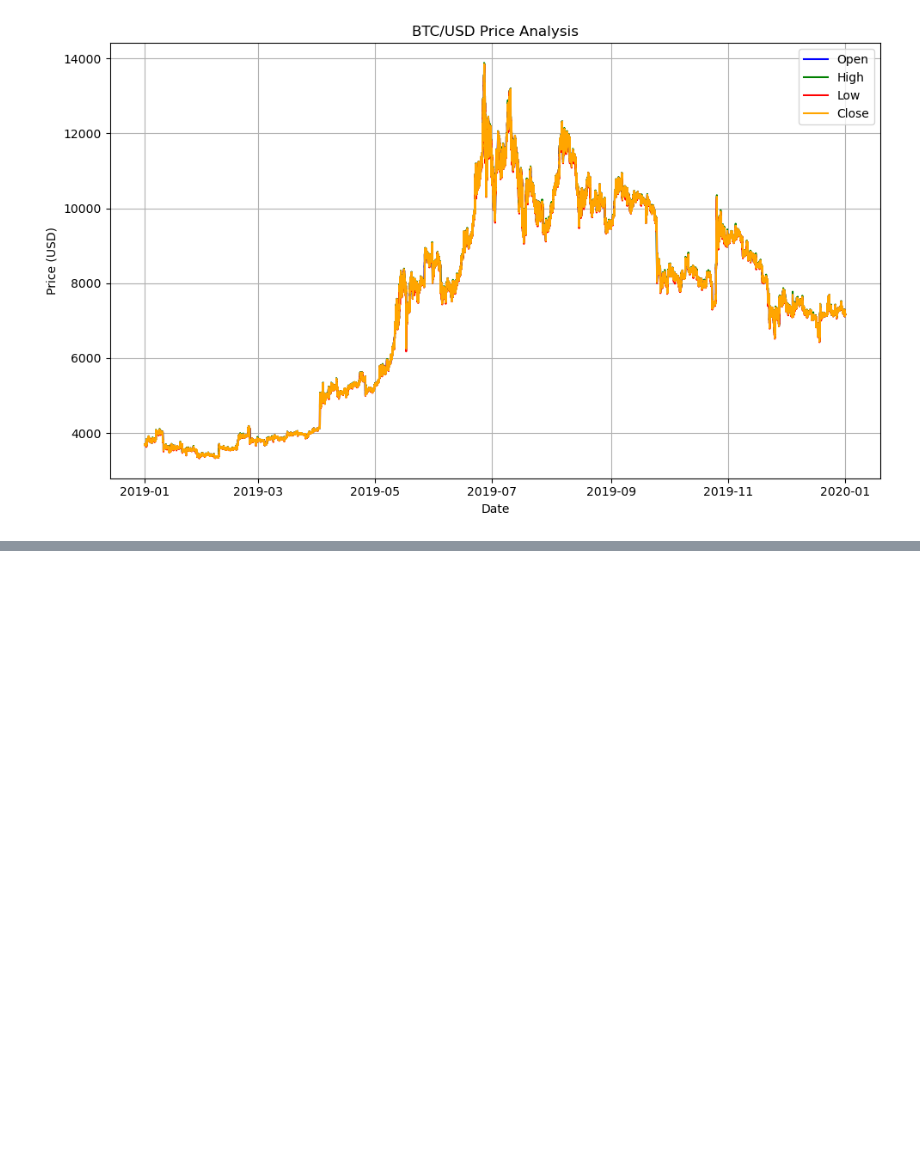
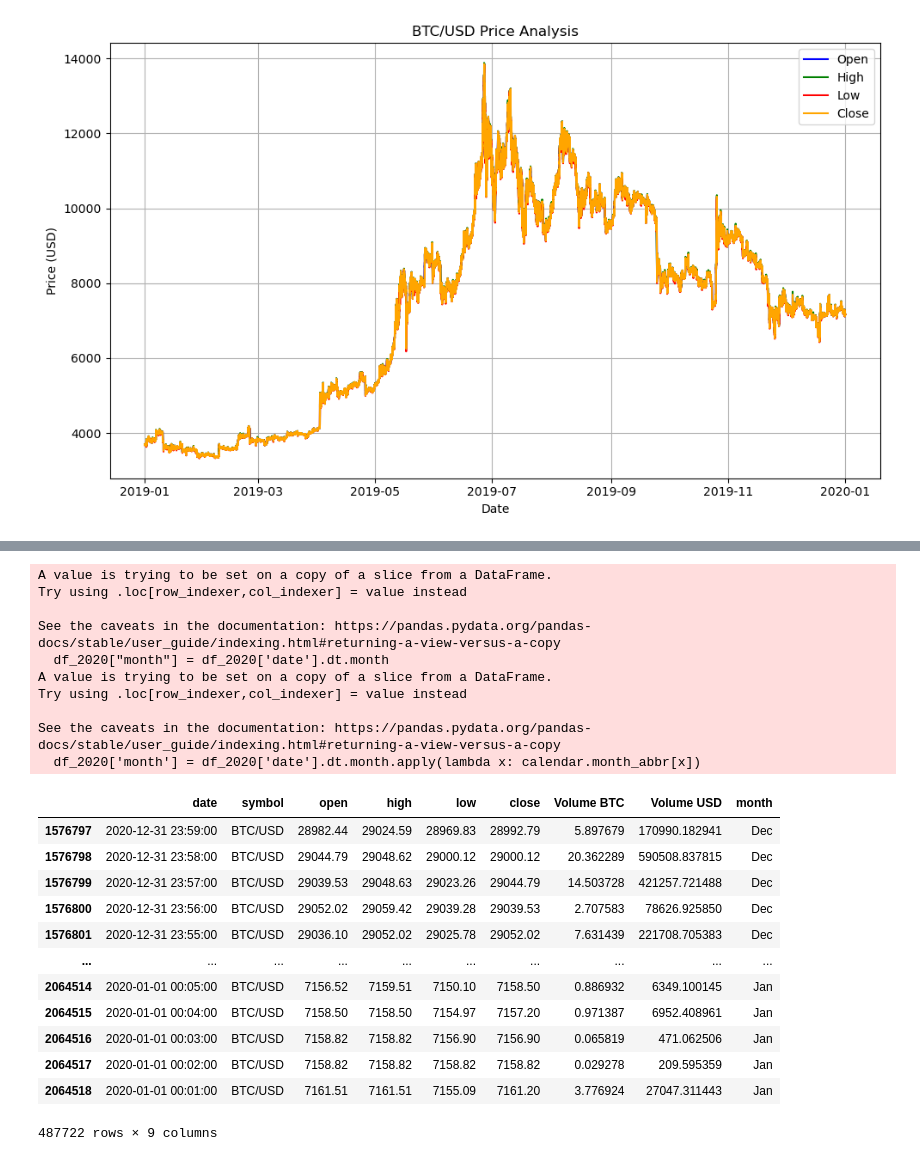
Before and after one commit to Bikram48/BitcoinPredictor, a Jupyter notebook: Bitcoin Price Prediction.ipynb, the cells around one changed output, grey strips where cells are left out. Saved outputs shown, nothing was run; the diff lists cells and outputs as text; code cells hidden in the pictures; blank space fills up the shorter version.

```diff
--- a/Bitcoin Price Prediction.ipynb
+++ b/Bitcoin Price Prediction.ipynb
@@ -400,0 +420,28 @@ plt.show()
+# %%
+df_2020["month"] = df_2020['date'].dt.month
+df_2020['month'] = df_2020['date'].dt.month.apply(lambda x: calendar.month_abbr[x])
+df_2020
+# %% [output]
+A value is trying to be set on a copy of a slice from a DataFrame.
+Try using .loc[row_indexer,col_indexer] = value instead
+
+See the caveats in the documentation: https://pandas.pydata.org/pandas-docs/stable/user_guide/indexing.html#returning-a-view-versus-a-copy
+  df_2020["month"] = df_2020['date'].dt.month
+A value is trying to be set on a copy of a slice from a DataFrame.
+Try using .loc[row_indexer,col_indexer] = value instead
+
+See the caveats in the documentation: https://pandas.pydata.org/pandas-docs/stable/user_guide/indexing.html#returning-a-view-versus-a-copy
+  df_2020['month'] = df_2020['date'].dt.month.apply(lambda x: calendar.month_abbr[x])
+|  | date | symbol | open | high | low | close | Volume BTC | Volume USD | month |
+| 1576797 | 2020-12-31 23:59:00 | BTC/USD | 28982.44 | 29024.59 | 28969.83 | 28992.79 | 5.897679 | 170990.182941 | Dec |
+| 1576798 | 2020-12-31 23:58:00 | BTC/USD | 29044.79 | 29048.62 | 29000.12 | 29000.12 | 20.362289 | 590508.837815 | Dec |
+| 1576799 | 2020-12-31 23:57:00 | BTC/USD | 29039.53 | 29048.63 | 29023.26 | 29044.79 | 14.503728 | 421257.721488 | Dec |
+| 1576800 | 2020-12-31 23:56:00 | BTC/USD | 29052.02 | 29059.42 | 29039.28 | 29039.53 | 2.707583 | 78626.925850 | Dec |
+| 1576801 | 2020-12-31 23:55:00 | BTC/USD | 29036.10 | 29052.02 | 29025.78 | 29052.02 | 7.631439 | 221708.705383 | Dec |
+| ... | ... | ... | ... | ... | ... | ... | ... | ... | ... |
+| 2064514 | 2020-01-01 00:05:00 | BTC/USD | 7156.52 | 7159.51 | 7150.10 | 7158.50 | 0.886932 | 6349.100145 | Jan |
+| 2064515 | 2020-01-01 00:04:00 | BTC/USD | 7158.50 | 7158.50 | 7154.97 | 7157.20 | 0.971387 | 6952.408961 | Jan |
+| 2064516 | 2020-01-01 00:03:00 | BTC/USD | 7158.82 | 7158.82 | 7156.90 | 7156.90 | 0.065819 | 471.062506 | Jan |
+| 2064517 | 2020-01-01 00:02:00 | BTC/USD | 7158.82 | 7158.82 | 7158.82 | 7158.82 | 0.029278 | 209.595359 | Jan |
+| 2064518 | 2020-01-01 00:01:00 | BTC/USD | 7161.51 | 7161.51 | 7155.09 | 7161.20 | 3.776924 | 27047.311443 | Jan |
+487722 rows × 9 columns
```
Also changed, not shown: parts of 5 cells of this notebook.
